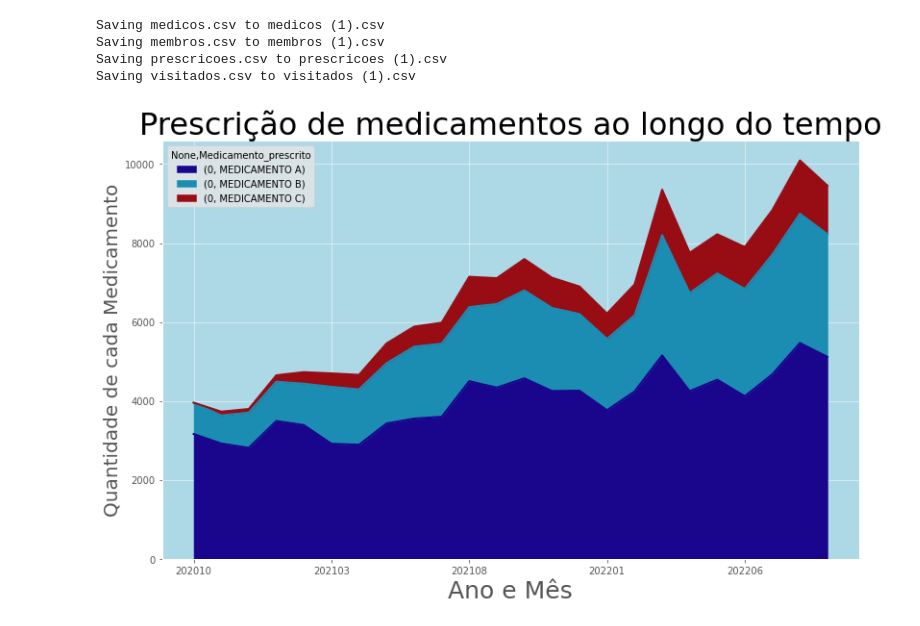
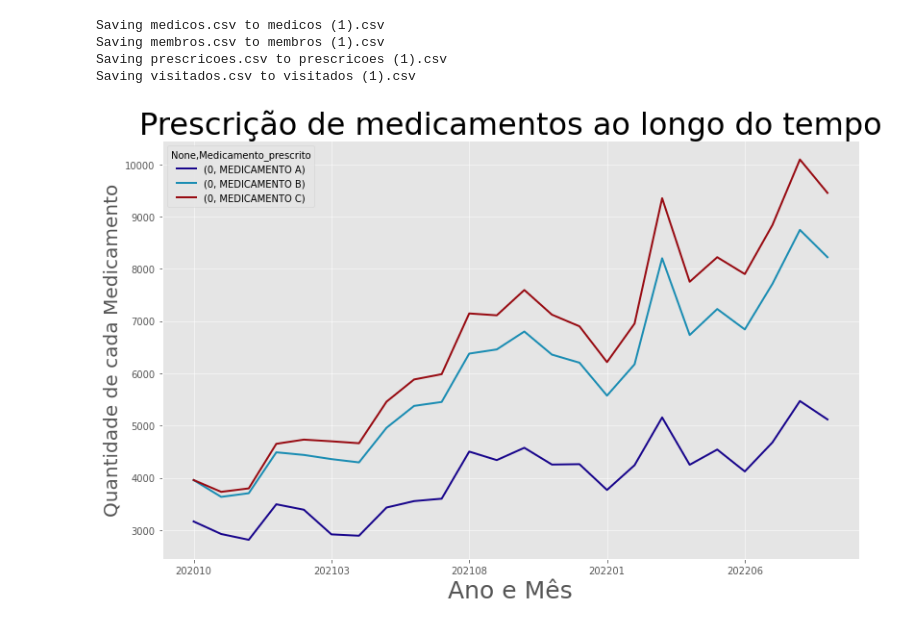
Before and after one commit to Juniorffonseca/processo_seletivo, a Jupyter notebook: teste_processo_seletivo.ipynb, the cells around one changed output. Saved outputs shown, nothing was run; the diff lists cells and outputs as text; code cells hidden in the pictures.

```diff
--- a/teste_processo_seletivo.ipynb
+++ b/teste_processo_seletivo.ipynb
@@ -81,51 +81,32 @@ visitados = pd.read_csv('visitados.csv', sep = ';', encoding='latin-1')
 # %%
 prescricoes_agrupado = prescricoes.groupby[prescricoes['Mes_prescricao']]
 # %%
+# aleatorio = [0, 0, 0]
 
-aleatorio = [0, 0, 0]
-
-for i in range(3):
-    aleatorio[i] = np.random.rand()
-
-# 0.9817771747683106
-# 0.5000000000000000
-# 0.20557047808372098
+# for i in range(3):
+#     aleatorio[i] = np.random.rand()
 
 lista = plt.cm.plasma_r([0.9817771747683106,
                          0.19557047808372098,
                          0.63000000000000])
 
-#lista [1] = [0.8, 0.2, 0.3, 1]
 lista [1] = plt.cm.ocean(0.7)
 lista [2] = plt.cm.Reds(0.9)
 
-#print(aleatorio)
-
-#prescricoes['Mes_prescricao'] = pd.to_datetime(prescricoes['Mes_prescricao'], format='%Y%m').dt.strftime('%Y/%m')
-
 prescricoes_agrupado = prescricoes[['Medicamento_prescrito', 'Mes_prescricao']].value_counts().to_frame()
 prescricoes_agrupado = prescricoes_agrupado.reset_index()
-prescricoes_agrupado.head().shape
 
 prescricoes_agrupado['Mes_prescricao'] = list(map(str, prescricoes_agrupado['Mes_prescricao']))
 
 prescricoes_agrupado = prescricoes_agrupado.pivot(index='Mes_prescricao', columns='Medicamento_prescrito')
 prescricoes_agrupado
 
-prescricoes_agrupado.plot(kind = 'area', stacked = True, figsize = (13, 8), alpha = 1, color = lista)
-
-#plt.colormaps = x
+prescricoes_agrupado.plot(kind = 'line', stacked = True, figsize = (13, 8), alpha = 1, color = lista)
 
 plt.title('Prescrição de medicamentos ao longo do tempo', size = 32)
 plt.xlabel('Ano e Mês', size = 25)
 plt.ylabel('Quantidade de cada Medicamento', size = 20)
 
-ax = plt.axes()
-
-ax.set_facecolor('lightblue')
-
-
-
 plt.show()
 # %% [output]
-[figure, old version]
+[figure, new version]
```
